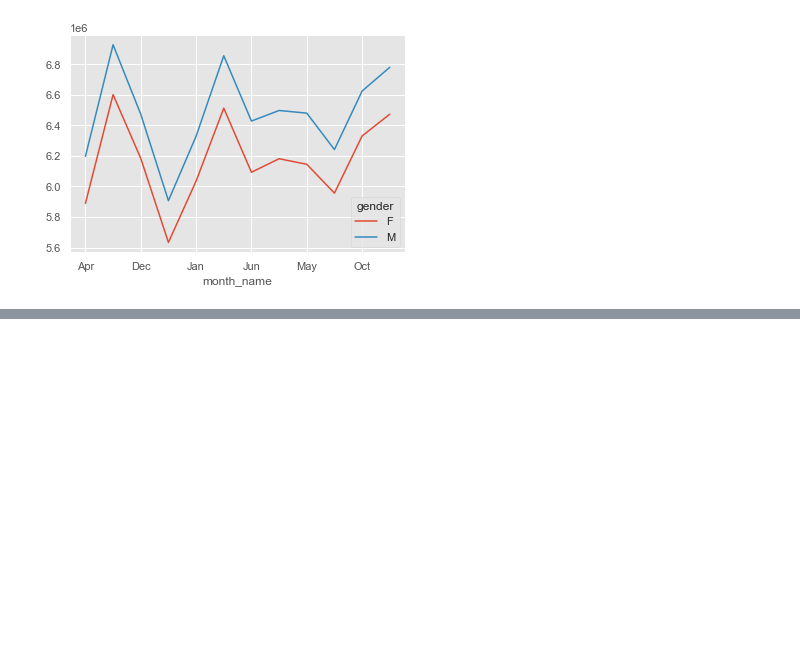
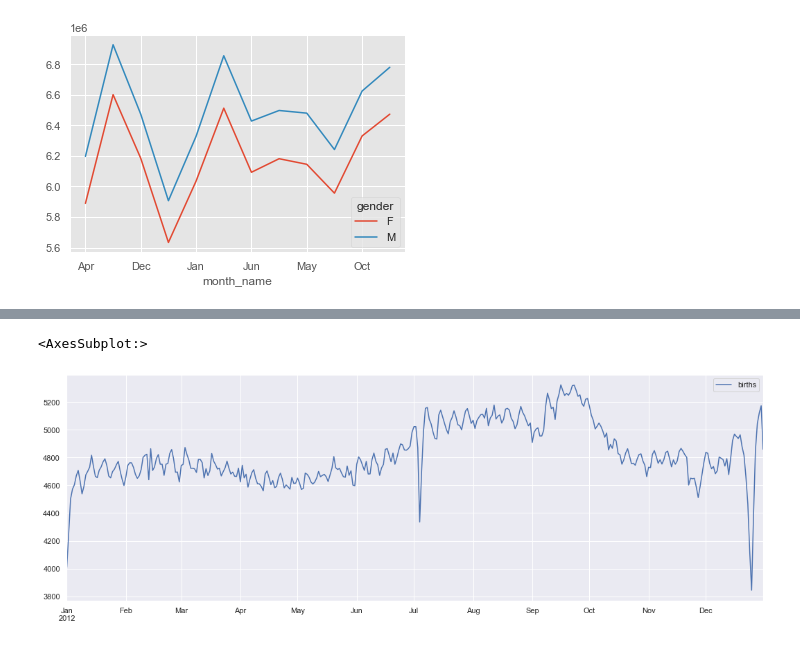
Before and after one commit to imabiodun/Birth_learn, a Jupyter notebook: birth_lernen.ipynb, the cells around one changed output, grey strips where cells are left out. Saved outputs shown, nothing was run; the diff lists cells and outputs as text; code cells hidden in the pictures; blank space fills up the shorter version.

```diff
--- a/birth_lernen.ipynb
+++ b/birth_lernen.ipynb
@@ -222,0 +171,2 @@ UsageError: Line magic function `%git` not found.
+# %%
+birth_by_name=new_birth.pivot_table('births',[new_birth.index.month,new_birth.index.day])
@@ -222,0 +190,8 @@ UsageError: Line magic function `%git` not found.
+# %%
+birth_by_name.index= [pd.datetime(2012,month,day) for(month,day) in birth_by_name.index]
+# %%
+fig, ax = plt.subplots(figsize=(18, 6))
+birth_by_name.plot(ax=ax)
+# %% [output]
+<AxesSubplot:>
+[figure, added]
```
Also changed, not shown: parts of 22 cells of this notebook.
